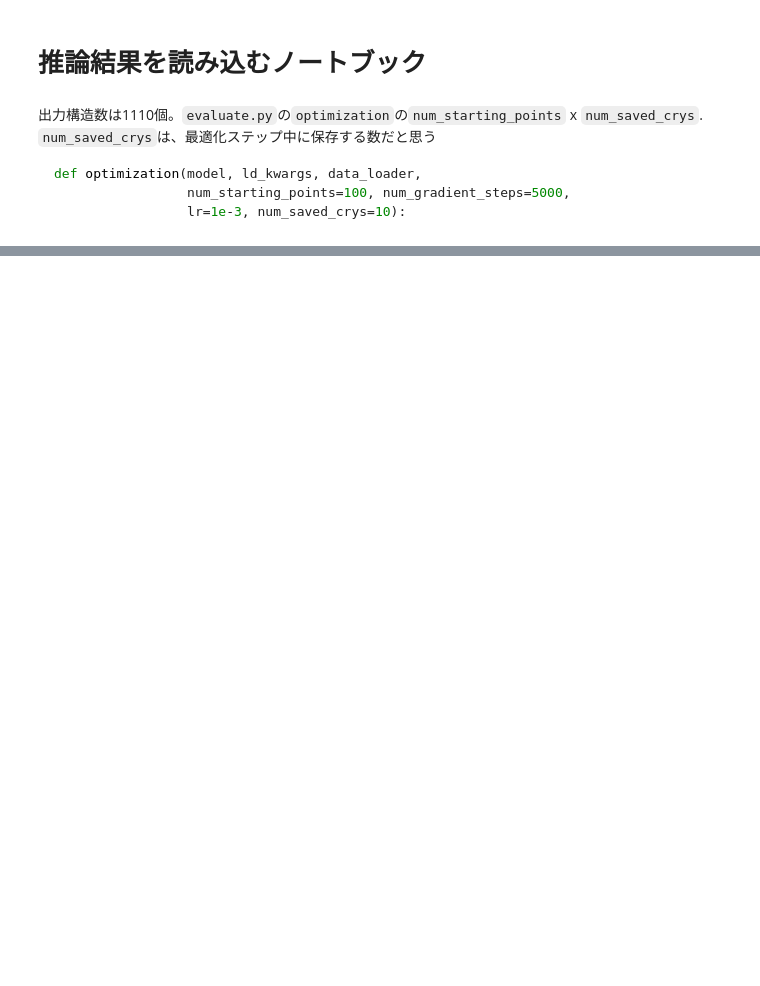
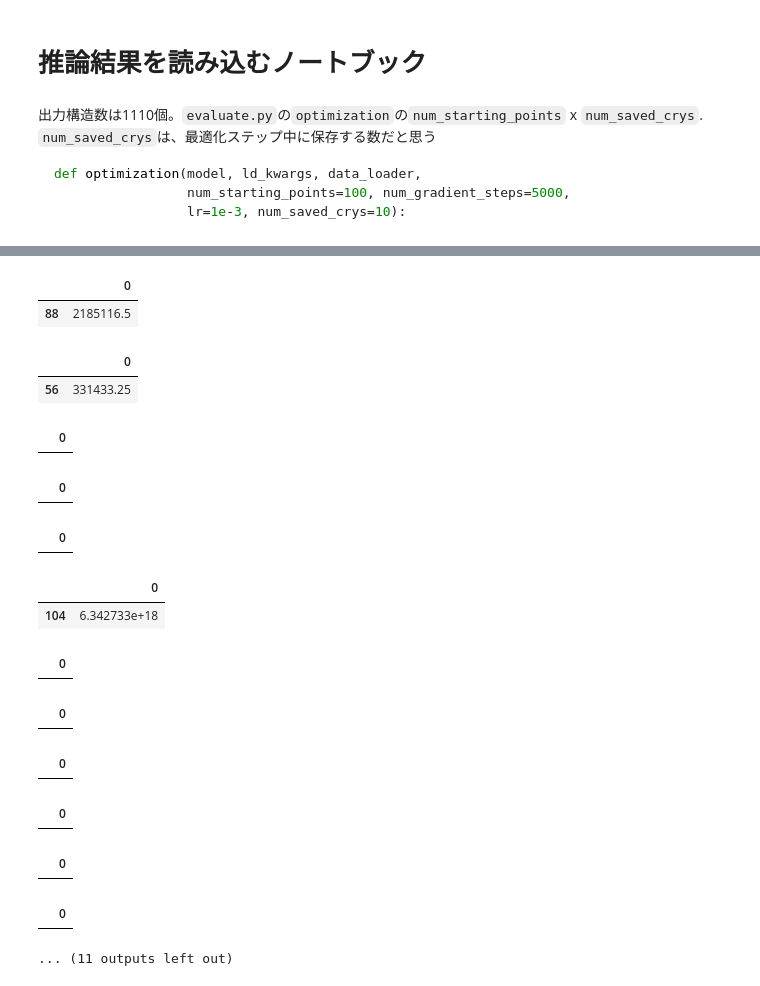
Before and after one commit to AkiraTOSEI/cdvae_comparison, a Jupyter notebook: notebooks/analysis/read_predictions.ipynb, the cells around one changed output, grey strips where cells are left out. Cells and saved outputs as stored; diff of their text form; code cells hidden in the pictures; blank space fills up the shorter version.

````diff
--- a/notebooks/analysis/read_predictions.ipynb
+++ b/notebooks/analysis/read_predictions.ipynb
@@ -13,4 +15,4 @@ def optimization(model, ld_kwargs, data_loader,
                  lr=1e-3, num_saved_crys=10):
 ```
 # %%
-pred_path = '/home/fujii/cdvae_comparison/hydra/singlerun/2025-04-07/perov/eval_opt.pt'
+glob.glob('/home/fujii/cdvae_comparison/hydra/singlerun/2025-04-15/supercon/eval_*.pt')
@@ -55,0 +43,58 @@ tensor([ -9.3776,  -9.0939,  -9.2362,  -9.0871,  -9.1140,  -9.4538,  -8.0861,
+# %%
+raw_result_dict_list = []
+decoded_result_dict_list = []
+for pred_path in glob.glob('/home/fujii/cdvae_comparison/hydra/singlerun/2025-04-15/supercon/eval_opt_supercon__*.pt'):
+    d = torch.load(pred_path)
+
+    # ファイル名から学習率などを取得
+    tag_dict = {}
+    tag_name_list = ['lr','bg','grad-steps']
+    for tag_data in os.path.basename(pred_path).split("__"):
+        for tag_name in tag_name_list:
+            if tag_data.startswith(tag_name):
+                if tag_name == 'grad-steps':
+                    tag_dict[tag_name] = int(tag_data.replace(tag_name,"").replace('.pt',''))
+                elif tag_data.startswith('bg') or tag_data.startswith('eval_opt_supercon'):
+                    pass
+                else:
+                    tag_dict[tag_name] = float(tag_data.replace(tag_name,"").replace('.pt',''))
+
+    assert np.array(d['prediction_decoded']).shape[0] == np.array(d['prediction_matched']).shape[0]
+
+    # 最適化直後のzから得た予測値
+    raw_z_pred = np.array(d['prediction_matched']).squeeze()
+    ## 128になるまで、np.nanを追加する
+    if raw_z_pred.shape[0] < 128:
+        raw_z_pred = np.concatenate([raw_z_pred, np.full((128 - raw_z_pred.shape[0]), np.nan)], axis=0)
+    # 最適化後のzをdenoise-> crystal -> encode -> zで得た予測値
+    decoded_z_pred = np.array(d['prediction_decoded']).squeeze()
+    ## 128になるまで、np.nanを追加する
+    if decoded_z_pred.shape[0] < 128:
+        decoded_z_pred = np.concatenate([decoded_z_pred, np.full((128 - decoded_z_pred.shape[0]), np.nan)], axis=0)
+    raw_result_dict = copy.deepcopy(tag_dict)
+    decoded_result_dict =  copy.deepcopy(tag_dict)
+    for tc in [2., 3., 4., 5., 7.5, 10., 12.5, 15., 20., 22.5, 25., 30., 40., 50.]:
+        raw_result_dict[tc] = (raw_z_pred >tc).sum()/raw_z_pred.shape[0]
+        decoded_result_dict[tc] = (decoded_z_pred >tc).sum()/decoded_z_pred.shape[0]
+    raw_result_dict_list.append(raw_result_dict)
+    decoded_result_dict_list.append(decoded_result_dict)
+
+    if pd.DataFrame(decoded_z_pred).max().values > 2:
+        display(pd.DataFrame(decoded_z_pred)[(pd.DataFrame(decoded_z_pred)>30).values])
+# %% [output]
+|  | 0 |
+| 88 | 2185116.5 |
+|  | 0 |
+| 56 | 331433.25 |
+|  | 0 |
+|  | 0 |
+|  | 0 |
+|  | 0 |
+| 104 | 6.342733e+18 |
+|  | 0 |
+|  | 0 |
+|  | 0 |
+|  | 0 |
+|  | 0 |
+|  | 0 |
+... (11 outputs left out)
````
Also changed, not shown: parts of 14 cells of this notebook, 1 other file.
